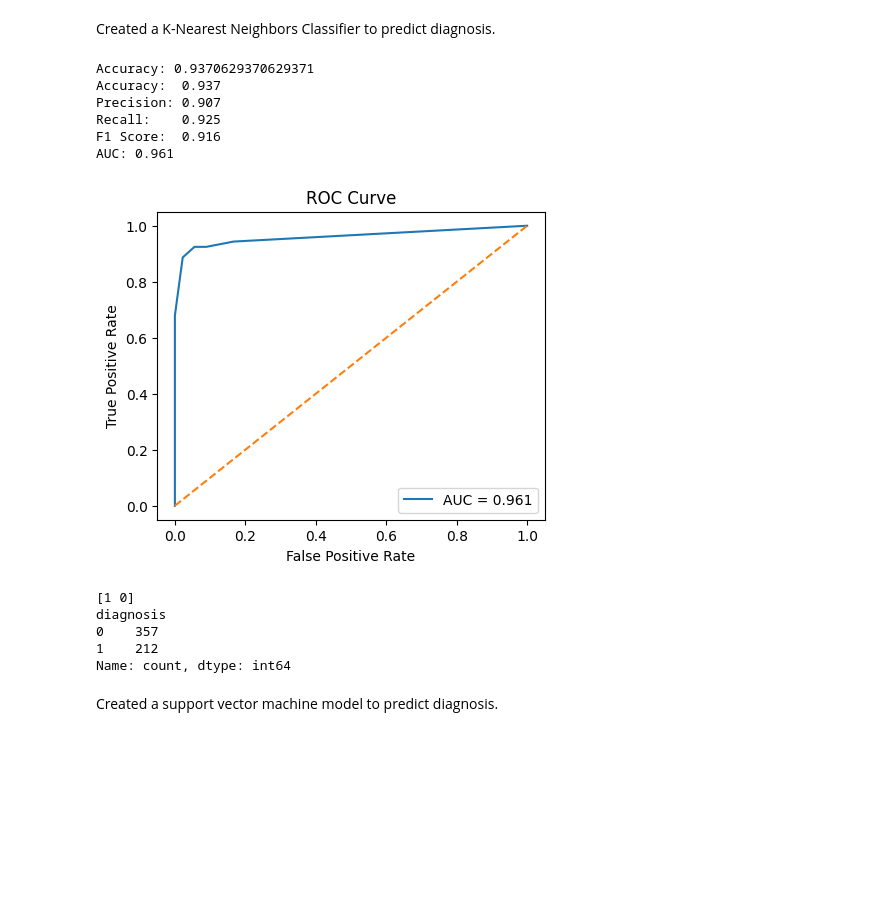
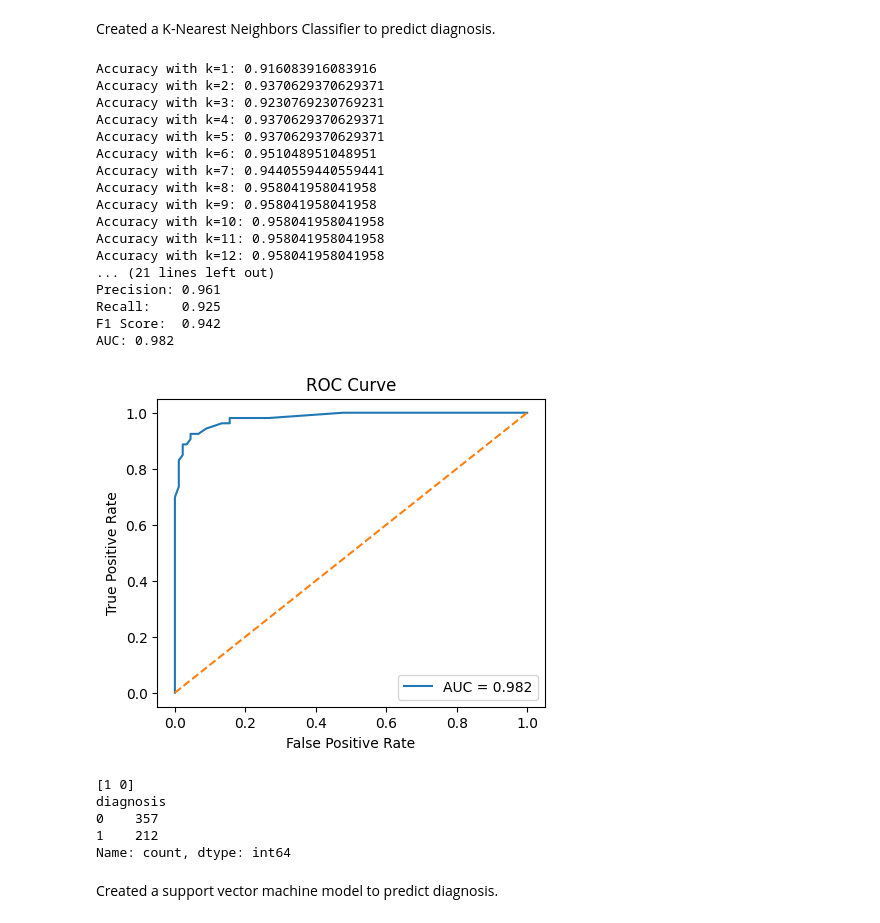
Before and after one commit to Nexus1801/ds502_project, a Jupyter notebook: ds502project.ipynb, the cells around one changed output. Cells and saved outputs as stored; diff of their text form; code cells hidden in the pictures; blank space fills up the shorter version.

Commit message:
Added hyperparameter tuning to improve KNN performance

```diff
--- a/ds502project.ipynb
+++ b/ds502project.ipynb
@@ -153,50 +153,69 @@ X = df.drop(Drop_columns, axis = 1)
 X_train, X_test, y_train, y_test = train_test_split(X, y, test_size=0.25,random_state=0)
 
 # Model Training
-KNN = KNeighborsClassifier()
-KNN.fit(X_train, y_train)
+scores = {}
+for k in range(1, 32):
+    KNN = KNeighborsClassifier(n_neighbors=k)
+    KNN.fit(X_train, y_train)
 
-score = KNN.score(X_test, y_test)
-print(f'Accuracy: {score}')
+    # Evaluation
+    y_pred = KNN.predict(X_test)
 
-# Evaluation
-y_pred = KNN.predict(X_test)
+    accuracy = accuracy_score(y_test, y_pred)
+    precision = precision_score(y_test, y_pred, pos_label=1)
+    recall = recall_score(y_test, y_pred, pos_label=1)
+    f1 = f1_score(y_test, y_pred, pos_label=1)
 
-accuracy = accuracy_score(y_test, y_pred)
-precision = precision_score(y_test, y_pred, pos_label=1)
-recall = recall_score(y_test, y_pred, pos_label=1)
-f1 = f1_score(y_test, y_pred, pos_label=1)
+    print(f"Accuracy with k={k}: {accuracy}")
 
+    scores[k] = [accuracy, precision, recall, f1]
+
+# Choose best model from hyperparameter tuning
+best_k = max(scores, key=lambda k: scores[k][0]) # Select accuracy from all models
+accuracy, precision, recall, f1 = scores[best_k]
+
+print(f"Best k: {best_k}")
 print(f"Accuracy:  {accuracy:.3f}")
 print(f"Precision: {precision:.3f}")
 print(f"Recall:    {recall:.3f}")
 print(f"F1 Score:  {f1:.3f}")
 
 
 #ROC curve and AUC
 proba = KNN.predict_proba(X_test)[:, 1]
 auc = roc_auc_score(y_test, proba)
 fpr, tpr, _ = roc_curve(y_test, proba)
 
 print(f"AUC: {auc:.3f}")
 
 plt.figure(figsize=(5,4))
 plt.plot(fpr, tpr, label=f"AUC = {auc:.3f}")
 plt.plot([0,1],[0,1],'--')
 plt.xlabel("False Positive Rate"); plt.ylabel("True Positive Rate")
 plt.title("ROC Curve"); plt.legend(loc="lower right")
 plt.show()
 
 print(df['diagnosis'].unique())
 print(df['diagnosis'].value_counts())
 # %% [output]
-Accuracy: 0.9370629370629371
-Accuracy:  0.937
-Precision: 0.907
+Accuracy with k=1: 0.916083916083916
+Accuracy with k=2: 0.9370629370629371
+Accuracy with k=3: 0.9230769230769231
+Accuracy with k=4: 0.9370629370629371
+Accuracy with k=5: 0.9370629370629371
+Accuracy with k=6: 0.951048951048951
+Accuracy with k=7: 0.9440559440559441
+Accuracy with k=8: 0.958041958041958
+Accuracy with k=9: 0.958041958041958
+Accuracy with k=10: 0.958041958041958
+Accuracy with k=11: 0.958041958041958
+Accuracy with k=12: 0.958041958041958
+... (21 lines left out)
+Precision: 0.961
 Recall:    0.925
-F1 Score:  0.916
-AUC: 0.961
+F1 Score:  0.942
+AUC: 0.982
-[figure, old version]
+[figure, new version]
 [1 0]
 diagnosis
 0    357
```
Also changed, not shown: parts of 1 cell of this notebook.
